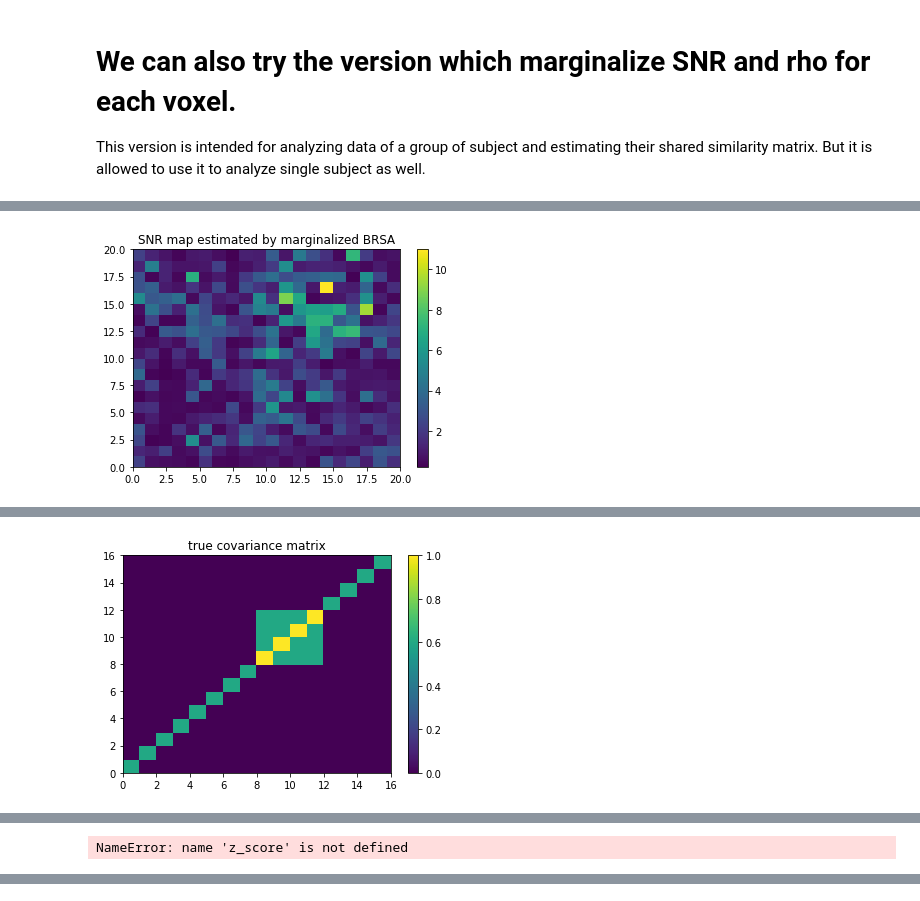
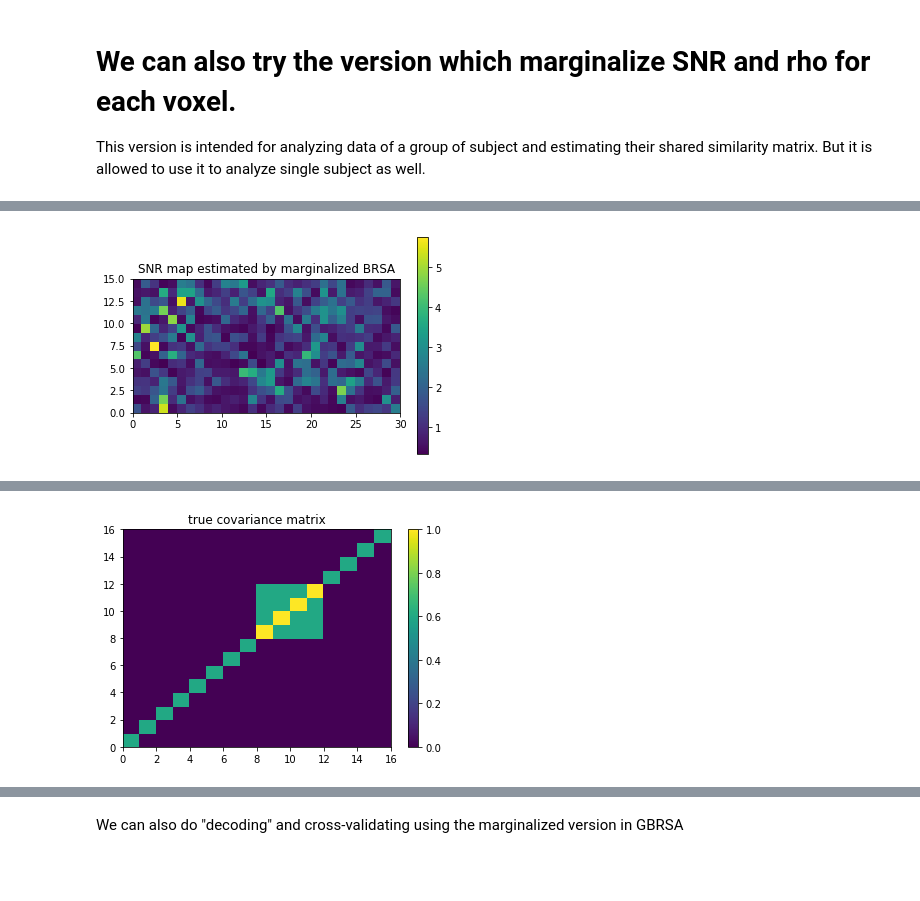
Before and after one commit to brainiak/brainiak, a Jupyter notebook: examples/reprsimil/brsa_representational_similarity_estimate_example.ipynb, the cells around one changed output, grey strips where cells are left out. Saved outputs shown, nothing was run; the diff lists cells and outputs as text; code cells hidden in the pictures; blank space fills up the shorter version.

```diff
--- a/examples/reprsimil/brsa_representational_similarity_estimate_example.ipynb
+++ b/examples/reprsimil/brsa_representational_similarity_estimate_example.ipynb
@@ -60,9 +60,9 @@ plt.show()
 
 n_C = np.size(design.design_task, axis=1)
 # The total number of conditions.
-ROI_edge = 20
-# We simulate "ROI" of a square shape
-n_V = ROI_edge**2
+ROI_edge = 15
+# We simulate "ROI" of a rectangular shape
+n_V = ROI_edge**2 * 2
 # The total number of simulated voxels
 n_T = design.n_TR
 # The total number of time points,
@@ -88,7 +88,7 @@ rho1 = np.random.rand(n_V) \
     * (rho1_top - rho1_bot) + rho1_bot
 
 noise_smooth_width = 10.0
-coords = np.mgrid[0:ROI_edge, 0:ROI_edge, 0:1]
+coords = np.mgrid[0:ROI_edge, 0:ROI_edge*2, 0:1]
 coords_flat = np.reshape(coords,[3, n_V]).T
 dist2 = spdist.squareform(spdist.pdist(coords_flat, 'sqeuclidean'))
 
@@ -101,8 +101,8 @@ K_noise = noise_level[:, np.newaxis] \
 # defined over the coordinates.
 plt.pcolor(K_noise)
 plt.colorbar()
-plt.xlim([0, ROI_edge * ROI_edge])
-plt.ylim([0, ROI_edge * ROI_edge])
+plt.xlim([0, n_V])
+plt.ylim([0, n_V])
 plt.title('Spatial covariance matrix of noise')
 plt.show()
 L_noise = np.linalg.cholesky(K_noise)
@@ -594,7 +606,7 @@ This version is intended for analyzing data of a group of subject and estimating
 # %%
 
 
-gbrsa = GBRSA(nureg_method='PCA', n_nureg=6, auto_nuisance=True, logS_range=2,
+gbrsa = GBRSA(nureg_method='PCA', n_nureg=10, auto_nuisance=True, logS_range=1,
             anneal_speed=20, prior_ts_cov='Full', n_iter=50)
 # Initiate an instance, telling it
 # that we want to impose Gaussian Process prior
@@ -614,42 +643,53 @@ GBRSA(SNR_bins=41, anneal_speed=20, auto_nuisance=True, logS_range=2,
 # %%
-plt.pcolor(np.reshape(gbrsa.nSNR_, (ROI_edge, ROI_edge)))
+plt.pcolor(np.reshape(gbrsa.nSNR_, (ROI_edge, ROI_edge*2)))
 plt.colorbar()
+ax = plt.gca()
+ax.set_aspect(1)
 plt.title('SNR map estimated by marginalized BRSA')
 plt.show()
-plt.pcolor(np.reshape(snr, (ROI_edge, ROI_edge)))
+
+plt.pcolor(np.reshape(snr, (ROI_edge, ROI_edge*2)))
+ax = plt.gca()
+ax.set_aspect(1)
 plt.colorbar()
 plt.title('true SNR map')
 plt.show()
 
 plt.scatter(snr, gbrsa.nSNR_)
+ax = plt.gca()
+ax.set_aspect(1)
 plt.xlabel('simulated pseudo-SNR')
 plt.ylabel('estimated pseudo-SNR')
 plt.show()
+
 plt.scatter(np.log(snr), np.log(gbrsa.nSNR_))
+ax = plt.gca()
+ax.set_aspect(1)
 plt.xlabel('simulated log(pseudo-SNR)')
 plt.ylabel('estimated log(pseudo-SNR)')
 plt.show()
 
 plt.pcolor(gbrsa.U_)
 plt.colorbar()
 plt.title('covariance matrix estimated by marginalized BRSA')
 plt.show()
 plt.pcolor(ideal_cov)
 plt.colorbar()
 plt.title('true covariance matrix')
 plt.show()
+
 plt.scatter(betas_simulated, gbrsa.beta_)
+ax = plt.gca()
+ax.set_aspect(1)
 plt.xlabel('simulated betas')
 plt.ylabel('betas estimated by marginalized BRSA')
 plt.show()
-if not z_score:
-    plt.scatter(noise_level, gbrsa.sigma_)
-    plt.xlabel('simulated noise level')
-    plt.ylabel('noise level estimated by marginalized BRSA')
-    plt.show()
+
 plt.scatter(rho1, gbrsa.rho_)
+ax = plt.gca()
+ax.set_aspect(1)
 plt.xlabel('simulated AR(1) coefficients')
 plt.ylabel('AR(1) coefficients estimated by marginalized BRSA')
 plt.show()
 # %% [output]
-[figure, old version]
+[figure, new version]
@@ -662 +701,0 @@ plt.show()
-NameError: name 'z_score' is not defined
@@ -662,0 +703,2 @@ NameError: name 'z_score' is not defined
+# %% [markdown]
+We can also do "decoding" and cross-validating using the marginalized version in GBRSA
```
Also changed, not shown: parts of 15 cells of this notebook, 1 other file.
